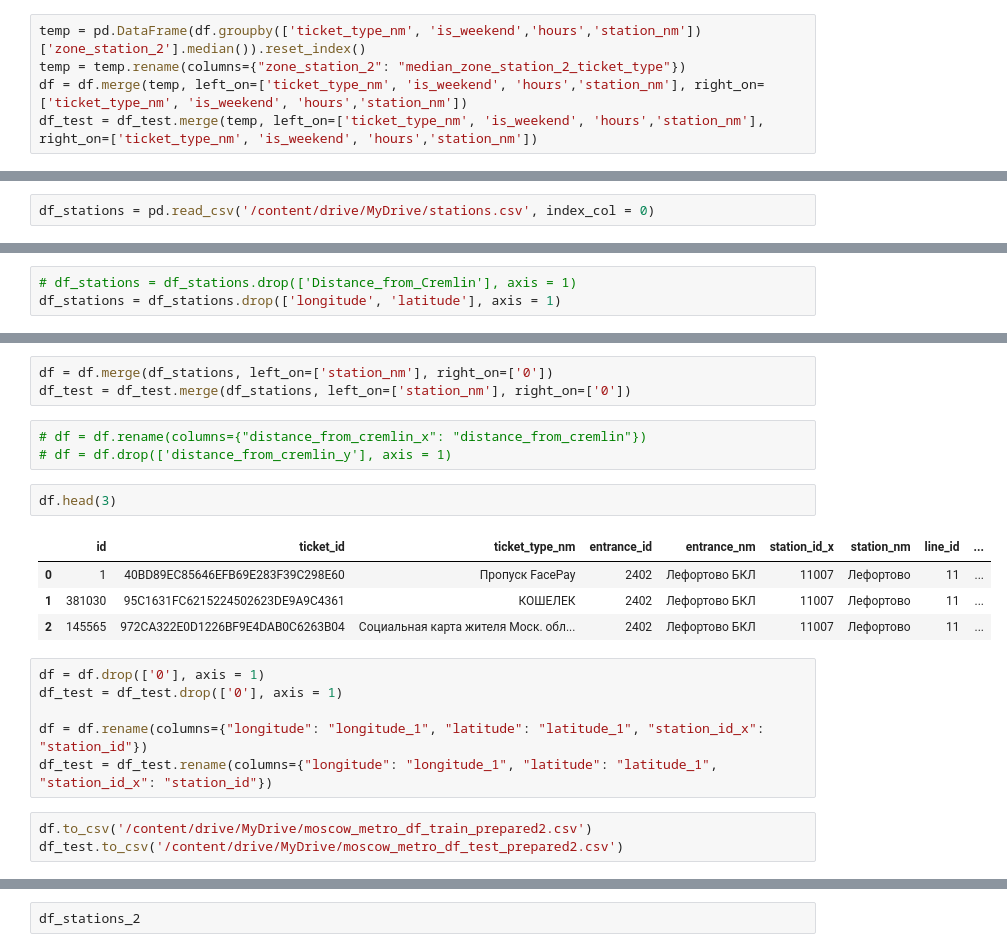
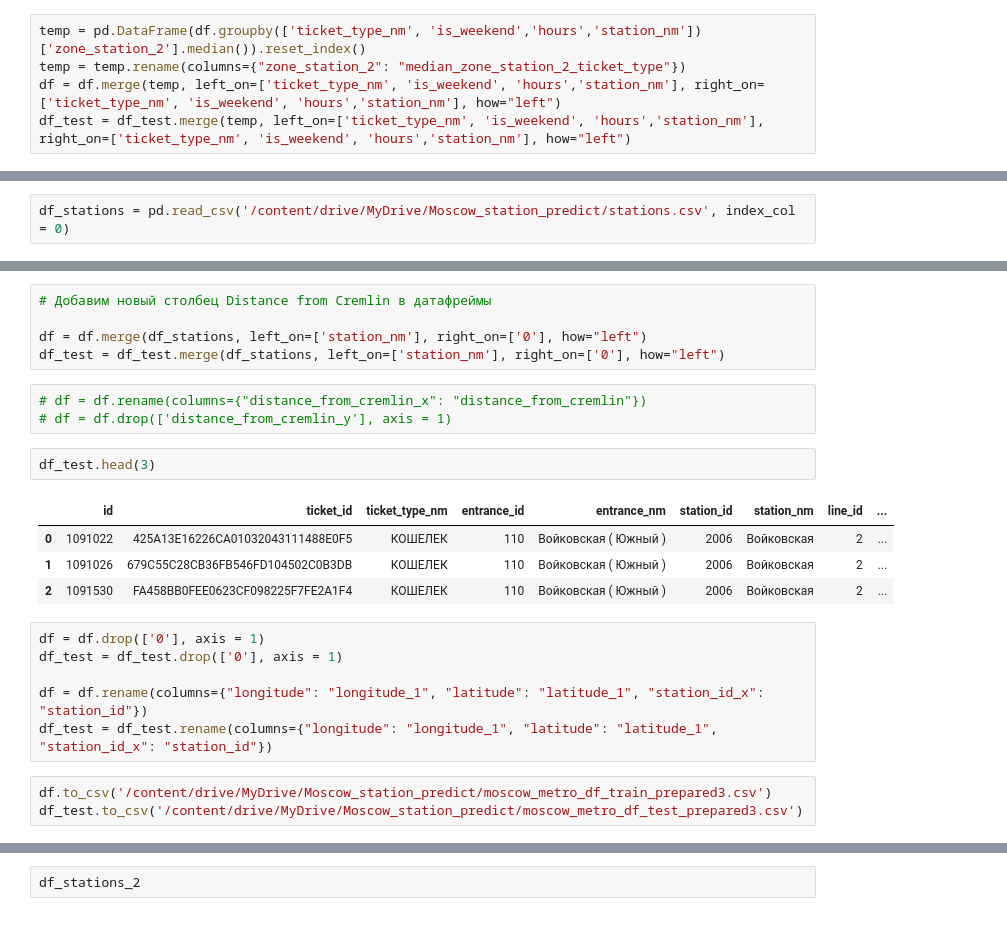
Before and after one commit to varvaraptl/itinerary_forecast, a Jupyter notebook: moscow_metro_predict.ipynb, the cells around one changed output, grey strips where cells are left out. Cells and saved outputs as stored; diff of their text form.

```diff
--- a/moscow_metro_predict.ipynb
+++ b/moscow_metro_predict.ipynb
@@ -638,6 +646,6 @@ df_test = df_test.merge(temp, left_on=['is_weekend', 'hours','station_nm'], righ
 # %%
 temp = pd.DataFrame(df.groupby(['ticket_type_nm', 'is_weekend','hours','station_nm'])['zone_station_2'].median()).reset_index()
 temp = temp.rename(columns={"zone_station_2": "median_zone_station_2_ticket_type"})
-df = df.merge(temp, left_on=['ticket_type_nm', 'is_weekend', 'hours','station_nm'], right_on=['ticket_type_nm', 'is_weekend', 'hours','station_nm'])
-df_test = df_test.merge(temp, left_on=['ticket_type_nm', 'is_weekend', 'hours','station_nm'], right_on=['ticket_type_nm', 'is_weekend', 'hours','station_nm'])
+df = df.merge(temp, left_on=['ticket_type_nm', 'is_weekend', 'hours','station_nm'], right_on=['ticket_type_nm', 'is_weekend', 'hours','station_nm'], how="left")
+df_test = df_test.merge(temp, left_on=['ticket_type_nm', 'is_weekend', 'hours','station_nm'], right_on=['ticket_type_nm', 'is_weekend', 'hours','station_nm'], how="left")
 # %%
@@ -665,7 +673,7 @@ g = sns.heatmap(corr, square = True, annot=True);
 # df = pd.read_csv('/content/drive/MyDrive/moscow_metro_df_train_prepared.csv', index_col = 0)
 # df.head()
 # %%
-df_stations = pd.read_csv('/content/drive/MyDrive/stations.csv', index_col = 0)
+df_stations = pd.read_csv('/content/drive/MyDrive/Moscow_station_predict/stations.csv', index_col = 0)
 # %%
 df_stations
 # %% [output]
@@ -847,6 +832,3 @@ df_stations['distance_from_cremlin'] = [round(geodesic((df_stations['latitude'][
-# %%
-# df_stations = df_stations.drop(['Distance_from_Cremlin'], axis = 1)
-df_stations = df_stations.drop(['longitude', 'latitude'], axis = 1)
 # %%
 df_stations.head(3)
 # %% [output]
@@ -857,16 +839,18 @@ df_stations.head(3)
 # %%
-df = df.merge(df_stations, left_on=['station_nm'], right_on=['0'])
-df_test = df_test.merge(df_stations, left_on=['station_nm'], right_on=['0'])
+# Добавим новый столбец Distance from Cremlin в датафреймы
+
+df = df.merge(df_stations, left_on=['station_nm'], right_on=['0'], how="left")
+df_test = df_test.merge(df_stations, left_on=['station_nm'], right_on=['0'], how="left")
 # %%
 # df = df.rename(columns={"distance_from_cremlin_x": "distance_from_cremlin"})
 # df = df.drop(['distance_from_cremlin_y'], axis = 1)
 # %%
-df.head(3)
+df_test.head(3)
 # %% [output]
-|  | id | ticket_id | ticket_type_nm | entrance_id | entrance_nm | station_id_x | station_nm | line_id | ... |
-| 0 | 1 | 40BD89EC85646EFB69E283F39C298E60 | Пропуск FacePay | 2402 | Лефортово БКЛ | 11007 | Лефортово | 11 | ... |
-| 1 | 381030 | 95C1631FC6215224502623DE9A9C4361 | КОШЕЛЕК | 2402 | Лефортово БКЛ | 11007 | Лефортово | 11 | ... |
-| 2 | 145565 | 972CA322E0D1226BF9E4DAB0C6263B04 | Социальная карта жителя Моск. обл... | 2402 | Лефортово БКЛ | 11007 | Лефортово | 11 | ... |
+|  | id | ticket_id | ticket_type_nm | entrance_id | entrance_nm | station_id | station_nm | line_id | ... |
+| 0 | 1091022 | 425A13E16226CA01032043111488E0F5 | КОШЕЛЕК | 110 | Войковская ( Южный ) | 2006 | Войковская | 2 | ... |
+| 1 | 1091026 | 679C55C28CB36FB546FD104502C0B3DB | КОШЕЛЕК | 110 | Войковская ( Южный ) | 2006 | Войковская | 2 | ... |
+| 2 | 1091530 | FA458BB0FEE0623CF098225F7FE2A1F4 | КОШЕЛЕК | 110 | Войковская ( Южный ) | 2006 | Войковская | 2 | ... |
 # %%
 df = df.drop(['0'], axis = 1)
 df_test = df_test.drop(['0'], axis = 1)
@@ -874,5 +858,5 @@ df_test = df_test.drop(['0'], axis = 1)
 df = df.rename(columns={"longitude": "longitude_1", "latitude": "latitude_1", "station_id_x": "station_id"})
 df_test = df_test.rename(columns={"longitude": "longitude_1", "latitude": "latitude_1", "station_id_x": "station_id"})
 # %%
-df.to_csv('/content/drive/MyDrive/moscow_metro_df_train_prepared2.csv')
-df_test.to_csv('/content/drive/MyDrive/moscow_metro_df_test_prepared2.csv')
+df.to_csv('/content/drive/MyDrive/Moscow_station_predict/moscow_metro_df_train_prepared3.csv')
+df_test.to_csv('/content/drive/MyDrive/Moscow_station_predict/moscow_metro_df_test_prepared3.csv')
```
Also changed, not shown: parts of 208 cells of this notebook.
